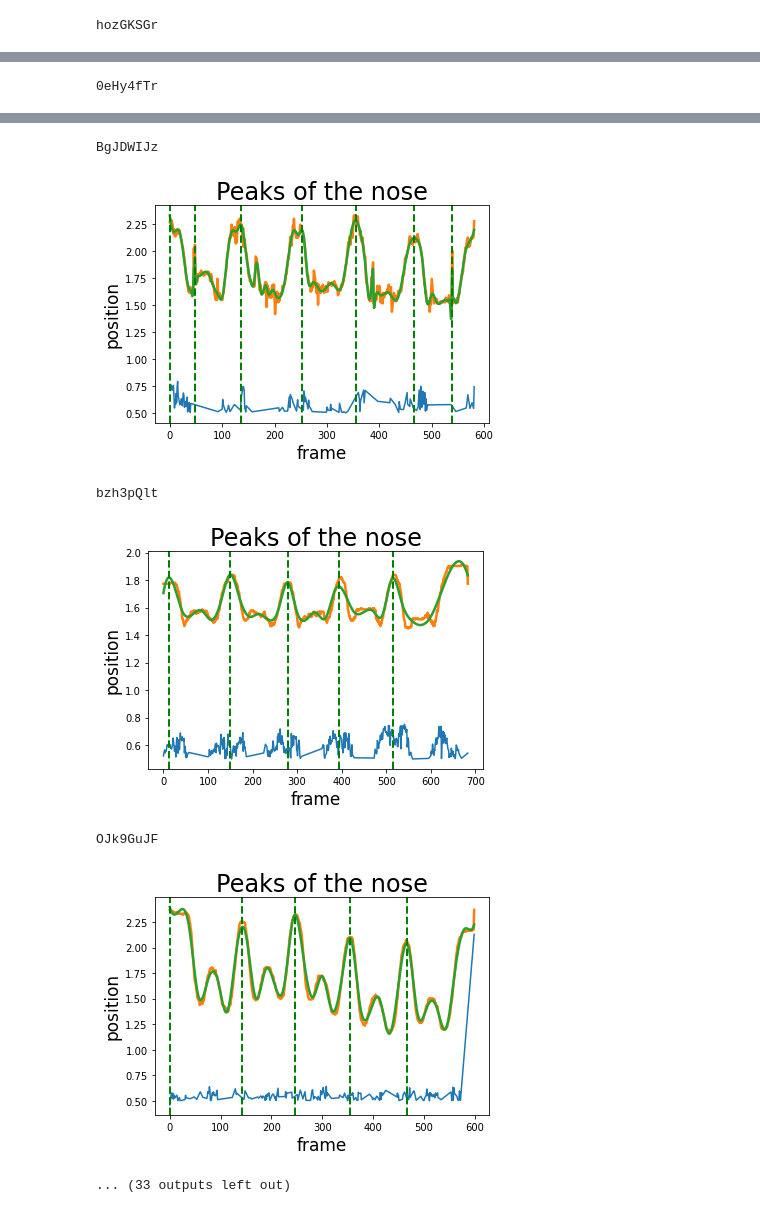
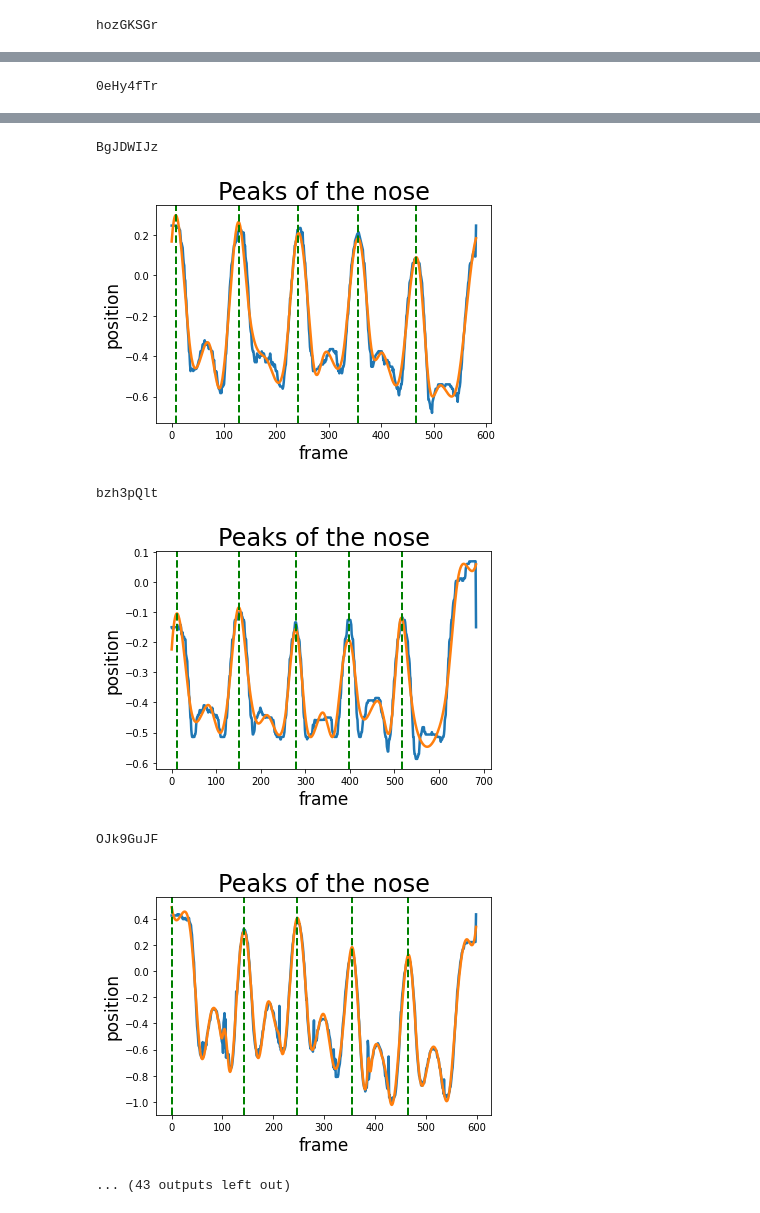
Before and after one commit to stanfordnmbl/motionlab-analysis, a Jupyter notebook: GetMetrics.ipynb, the cells around one changed output, grey strips where cells are left out. Cells and saved outputs as stored; diff of their text form; code cells hidden in the pictures.

```diff
--- a/GetMetrics.ipynb
+++ b/GetMetrics.ipynb
@@ -160,12 +176,30 @@ def get_acceleration_results(res, breaks):
 def process_subject(subjectid):
     res = np.load("videos/np/{}.npy".format(subjectid))
 
+    first = 0
+    last = res.shape[0]
+    magnitude = 1
+
+    if subjectid == "k4Zz5q1I":
+        first = 75
+        last = 240
+        magnitude = 0.1
+    if subjectid == "hozGKSGr":
+        first = 60
+        last = 250
+        magnitude = 0.1
+    if subjectid == "zyW3PPtt":
+        res[res[:,NOSE*3+1] < -1,NOSE*3+1] = np.NaN
+
+
+    res = res[first:last,:]
+
     res[res < 0.5] = np.NaN
     res = np.apply_along_axis(fill_nan,arr=res,axis=0)
-    plt.plot(res[:,RANK])
+    #plt.plot(res[:,RANK])
 
     res = center_ts(res)
-    breaks = get_segments(res)
+    breaks = get_segments(res, magnitude=magnitude)
     #plot_ts(res)
 
     results = {
@@ -177,6 +211,12 @@ def process_subject(subjectid):
     return results
 
 subjects = os.listdir("videos/keypoints")
+# subjects = [
+#     "z7T3lqIX",
+#     "k4Zz5q1I",
+#     "hozGKSGr",
+#     "zyW3PPtt"
+# ]
 
 skipped = []
 tofix = []
@@ -190,6 +230,7 @@ for subjectid in subjects:
         results = process_subject(subjectid)
     except Exception as e:
         skipped.append(subjectid)
+        print("Skipped " + subjectid)
         continue
     all_res.append(results)
 print(skipped)
@@ -203,10 +244,10 @@ hozGKSGr
 BgJDWIJz
-[figure, old version]
+[figure, new version]
 bzh3pQlt
-[figure, old version]
+[figure, new version]
 OJk9GuJF
-[figure, old version]
+[figure, new version]
-... (33 outputs left out)
+... (43 outputs left out)
 # %%
 res_df = pd.DataFrame(all_res)
 res_df
```
Also changed, not shown: parts of 4 cells of this notebook, 1 other file.
